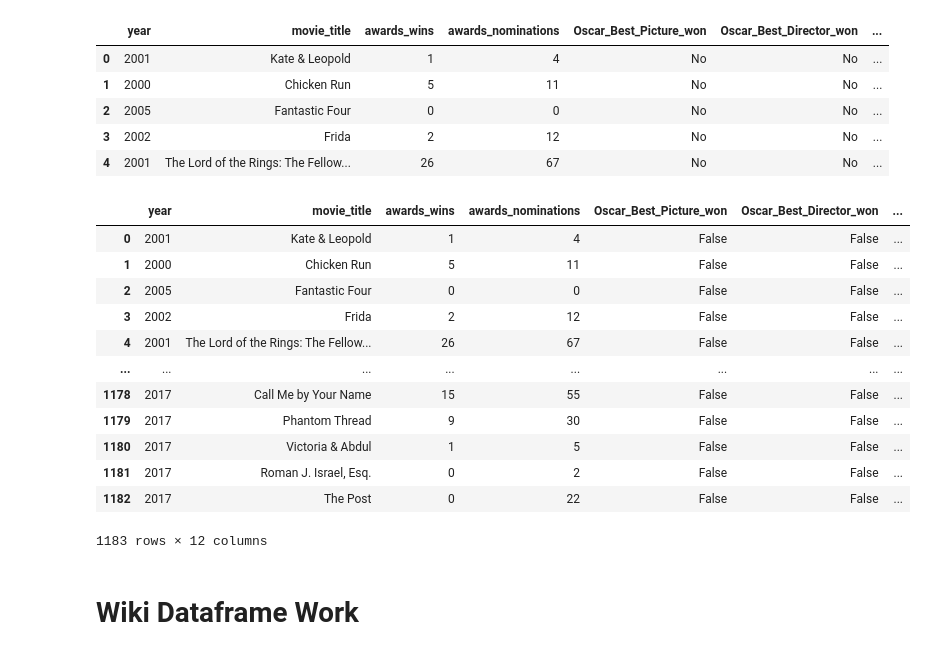
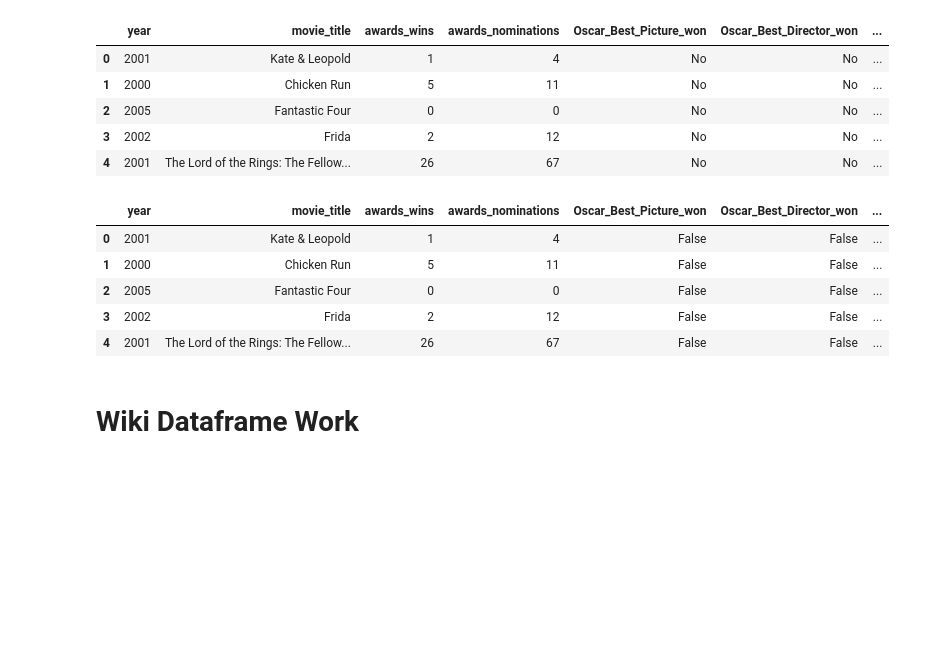
Before and after one commit to nadiarichards/ETL-Project, a Jupyter notebook: Nadia/Nadias_ETL_notebook.ipynb, the cells around one changed output. Saved outputs shown, nothing was run; the diff lists cells and outputs as text; code cells hidden in the pictures; blank space fills up the shorter version.

Commit message:
oscar wins df

```diff
--- a/Nadia/Nadias_ETL_notebook.ipynb
+++ b/Nadia/Nadias_ETL_notebook.ipynb
@@ -146,19 +146,13 @@ nominations_df.head()
 | 3 | 2002 | Frida | 2 | 12 | No | No | ... |
 | 4 | 2001 | The Lord of the Rings: The Fellow... | 26 | 67 | No | No | ... |
 # %%
-nominations_df.replace(["Yes", "No"], [True, False])
+oscar_wins_df=nominations_df.replace(["Yes", "No"], [True, False])
+oscar_wins_df.head()
 # %% [output]
 |  | year | movie_title | awards_wins | awards_nominations | Oscar_Best_Picture_won | Oscar_Best_Director_won | ... |
 | 0 | 2001 | Kate & Leopold | 1 | 4 | False | False | ... |
 | 1 | 2000 | Chicken Run | 5 | 11 | False | False | ... |
 | 2 | 2005 | Fantastic Four | 0 | 0 | False | False | ... |
 | 3 | 2002 | Frida | 2 | 12 | False | False | ... |
 | 4 | 2001 | The Lord of the Rings: The Fellow... | 26 | 67 | False | False | ... |
-| ... | ... | ... | ... | ... | ... | ... | ... |
-| 1178 | 2017 | Call Me by Your Name | 15 | 55 | False | False | ... |
-| 1179 | 2017 | Phantom Thread | 9 | 30 | False | False | ... |
-| 1180 | 2017 | Victoria & Abdul | 1 | 5 | False | False | ... |
-| 1181 | 2017 | Roman J. Israel, Esq. | 0 | 2 | False | False | ... |
-| 1182 | 2017 | The Post | 0 | 22 | False | False | ... |
-1183 rows × 12 columns
 # %%
```
Also changed, not shown: parts of 1 cell of this notebook.
